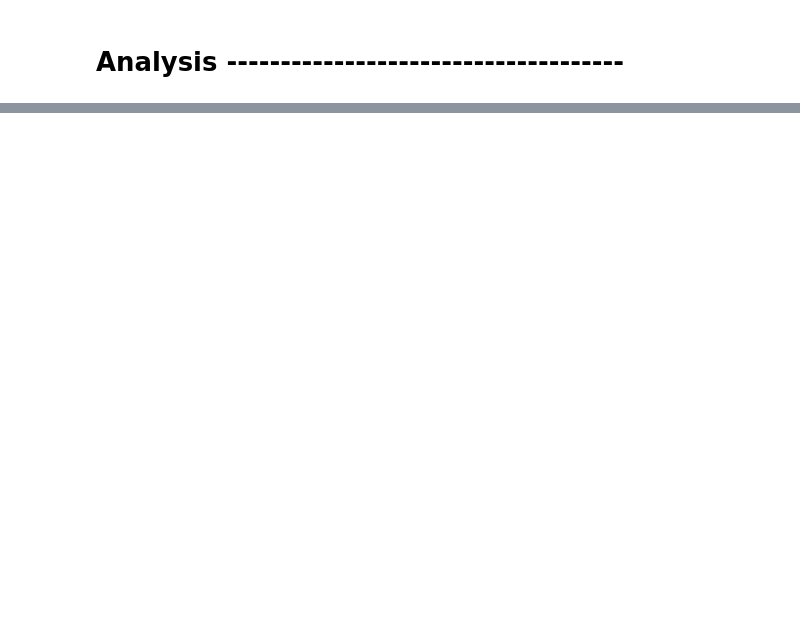
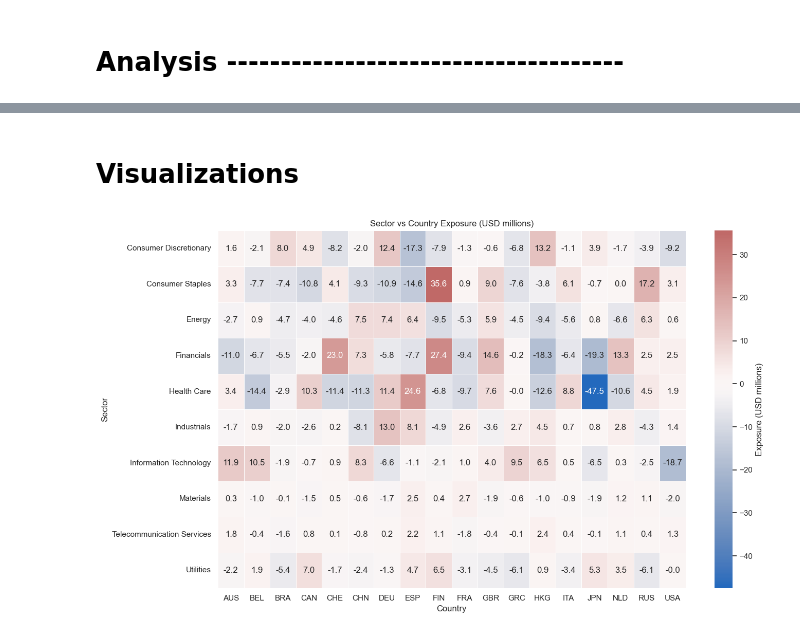
Before and after one commit to williampham7/voleon-data-assignment, a Jupyter notebook: assignment.ipynb, the cells around one changed output, grey strips where cells are left out. Saved outputs shown, nothing was run; the diff lists cells and outputs as text; code cells hidden in the pictures; blank space fills up the shorter version.

```diff
--- a/assignment.ipynb
+++ b/assignment.ipynb
@@ -307,3 +292,23 @@ Long/Short Ratio: 0.96x
 ================================================================================
 END OF REPORT
 ================================================================================
+# %% [markdown]
+# Visualizations
+# %%
+sector_country = portfolio.groupby(['sector', 'country'])['position_value_usd'].sum().unstack(fill_value=0)
+sector_country
+# Heatmap of sector vs country exposures (USD)
+plt.figure(figsize=(14, 8))
+# convert to billions for readability (optional)
+heat_df = sector_country.copy()
+# If you prefer raw USD values, comment out the next line
+heat_df = heat_df / 1e6  # show values in millions
+sns.set(style="white")
+ax = sns.heatmap(heat_df.fillna(0), cmap="vlag", center=0, annot=True, fmt=".1f", linewidths=.5, cbar_kws={'label': 'Exposure (USD millions)'} )
+ax.set_title('Sector vs Country Exposure (USD millions)')
+ax.set_xlabel('Country')
+ax.set_ylabel('Sector')
+plt.tight_layout()
+plt.show()
+# %% [output]
+[figure, added]
```
Also changed, not shown: parts of 7 cells of this notebook.
